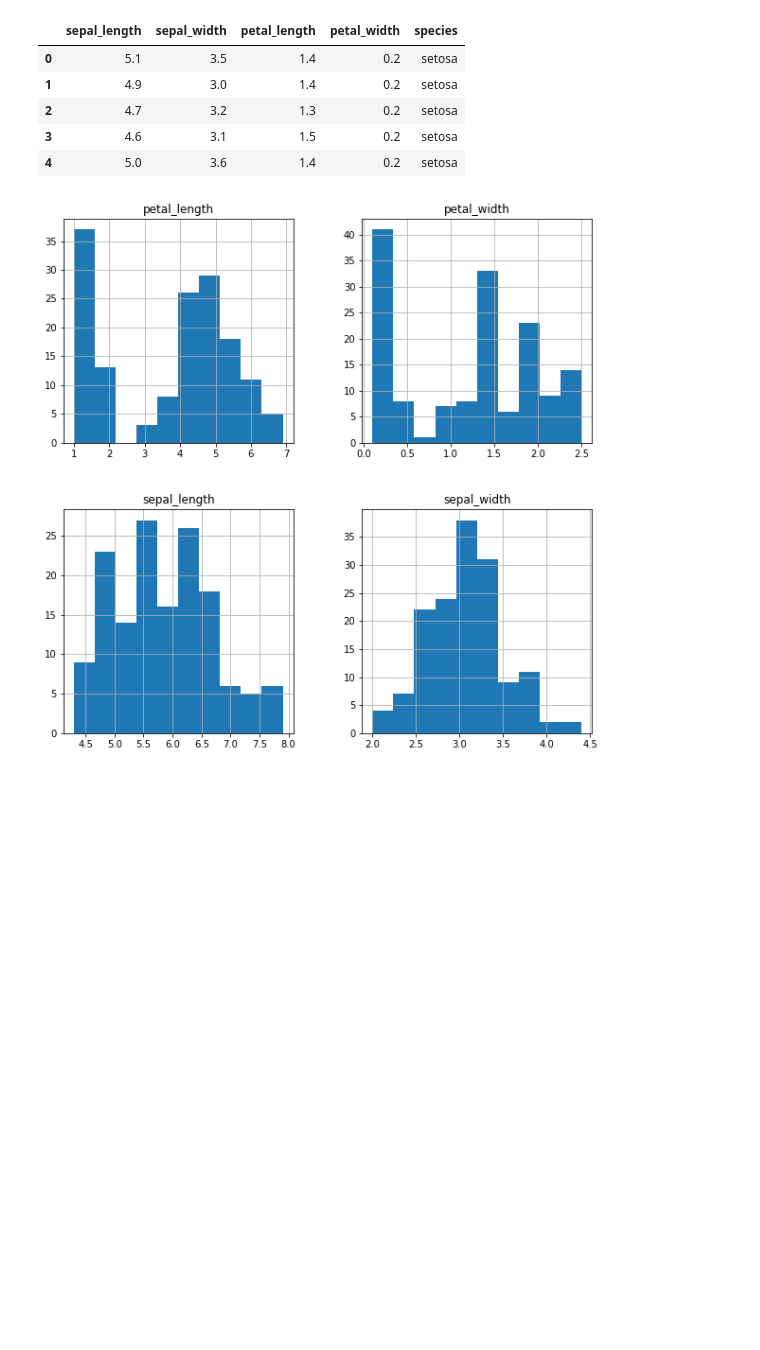
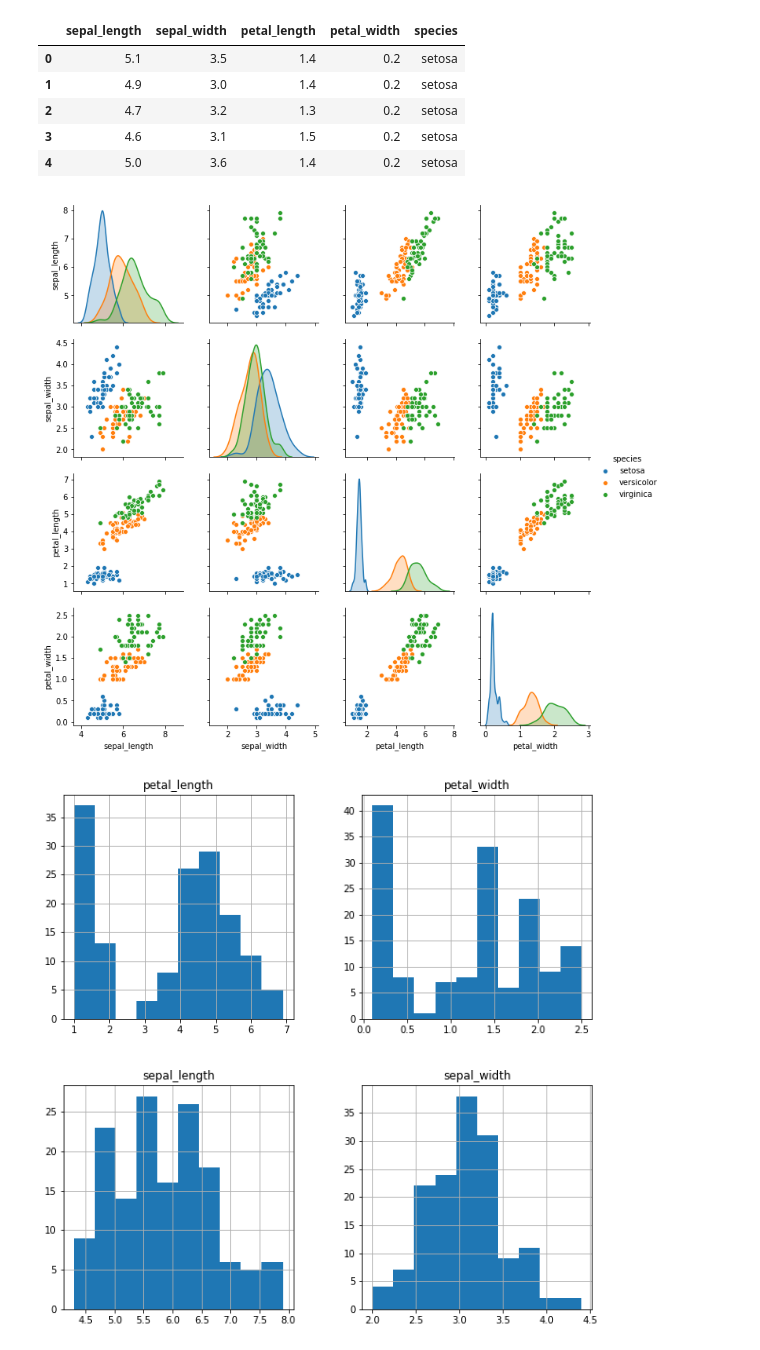
Before and after one commit to sohelmulani/iris_classification, a Jupyter notebook: using_Decision_Tree/Main_program.ipynb, the cells around one changed output. Saved outputs shown, nothing was run; the diff lists cells and outputs as text; code cells hidden in the pictures; blank space fills up the shorter version.

Commit message:
adding new visualising technique using seaborn

```diff
--- a/using_Decision_Tree/Main_program.ipynb
+++ b/using_Decision_Tree/Main_program.ipynb
@@ -24,6 +26,11 @@ dataset.head()
 | 2 | 4.7 | 3.2 | 1.3 | 0.2 | setosa |
 | 3 | 4.6 | 3.1 | 1.5 | 0.2 | setosa |
 | 4 | 5.0 | 3.6 | 1.4 | 0.2 | setosa |
+# %%
+sb.pairplot(dataset,hue='species',vars=['sepal_length','sepal_width','petal_length','petal_width'])
+plt.show()
+# %% [output]
+[figure, added]
 # %%
 #plotting histogram to visualise each attribute of dataset
 dataset.hist(figsize=(10,10))
```
Also changed, not shown: parts of 1 cell of this notebook, 1 other file.
